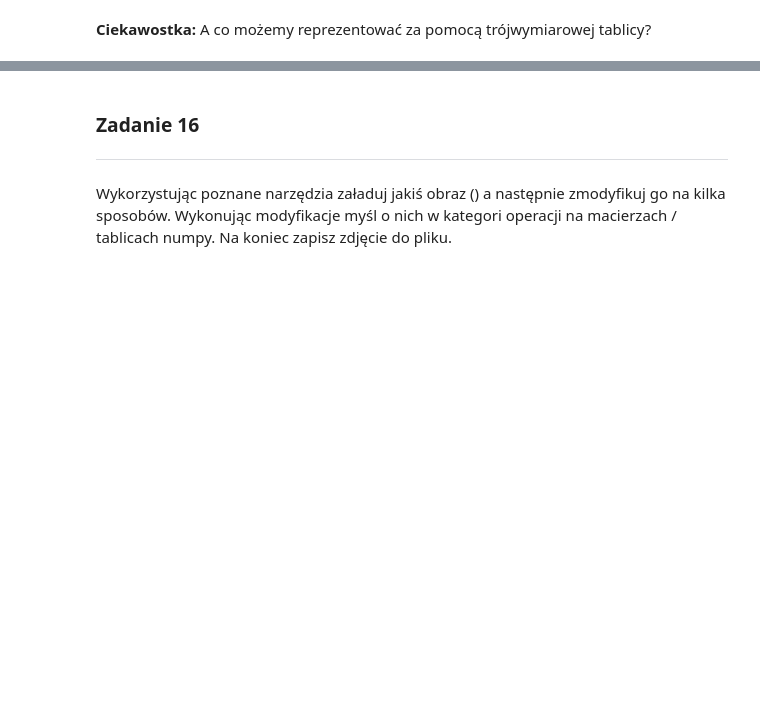
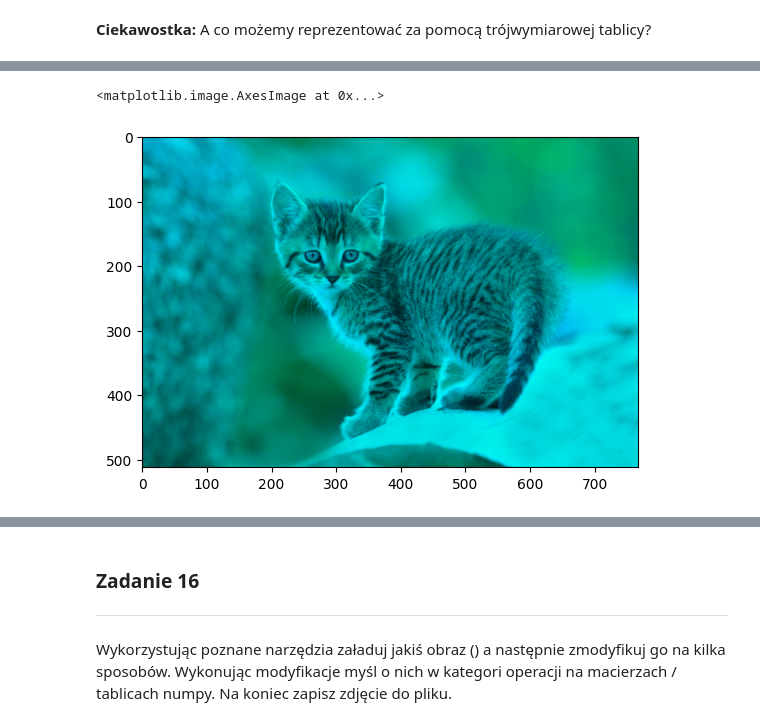
Before and after one commit to jgrynczewski/numpy_intro, a Jupyter notebook: numpy_notatki.ipynb, the cells around one changed output, grey strips where cells are left out. Saved outputs shown, nothing was run; the diff lists cells and outputs as text; code cells hidden in the pictures; blank space fills up the shorter version.

```diff
--- a/numpy_notatki.ipynb
+++ b/numpy_notatki.ipynb
@@ -1731,8 +2609,11 @@ matplotlib.pyplot.imshow(output_img)  # ostatni to kanał
 # %%
-output_img = img.copy()
-output_img[:, :, 0] = 0  # zerujemy pierwszy kanał
-
-matplotlib.pyplot.imshow(output_img)
+output_img2 = img.copy()
+output_img2[:, :, 0] = 0  # zerujemy pierwszy kanał
+# %%
+plt.imshow(output_img2)
+# %% [output]
+<matplotlib.image.AxesImage at 0x...>
+[figure, added]
 # %%
 output_img = img.copy()
 modified_img = np.flipud(output_img)  # zerujemy pierwszy kanał
```
Also changed, not shown: parts of 204 cells of this notebook, 7 other files.
